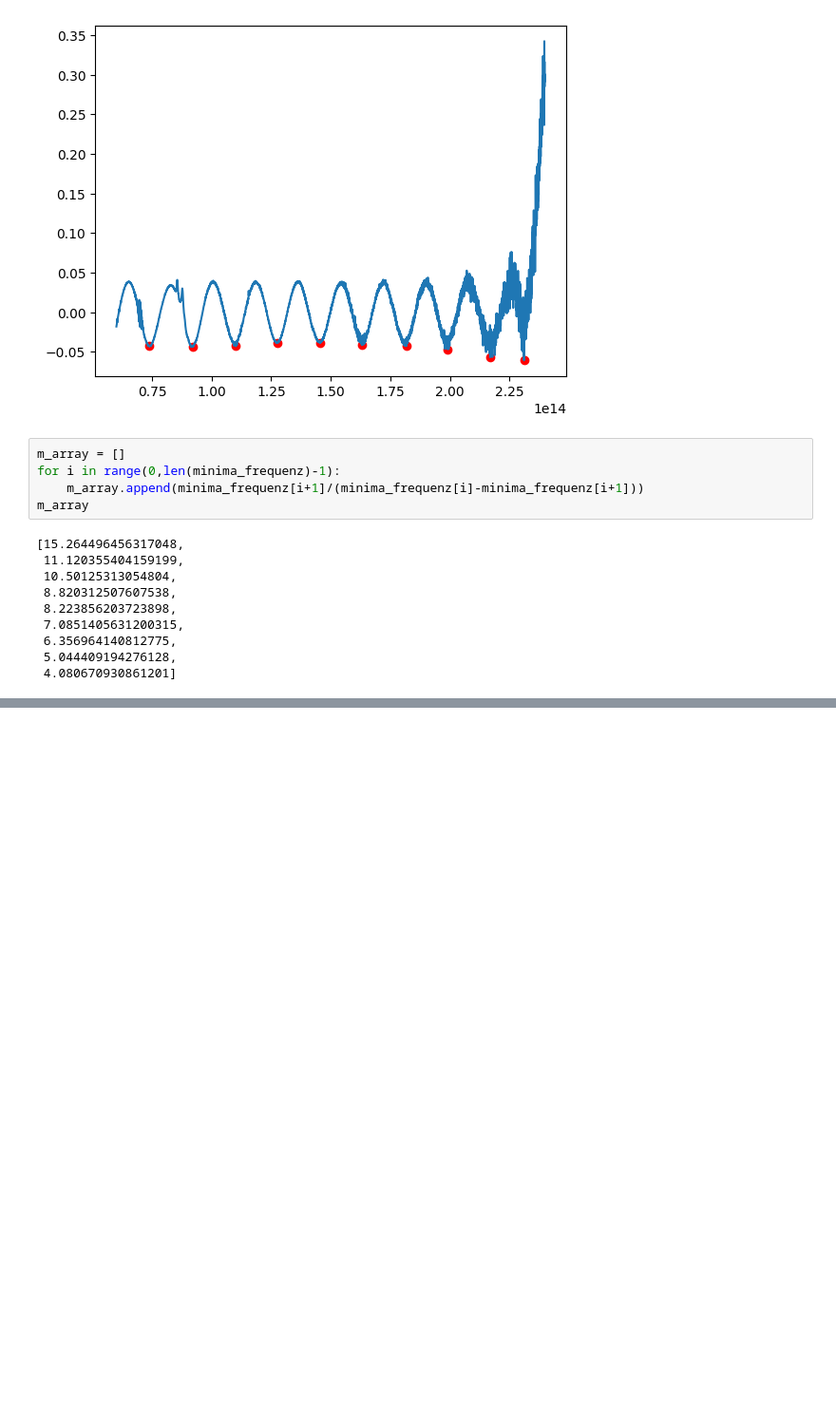
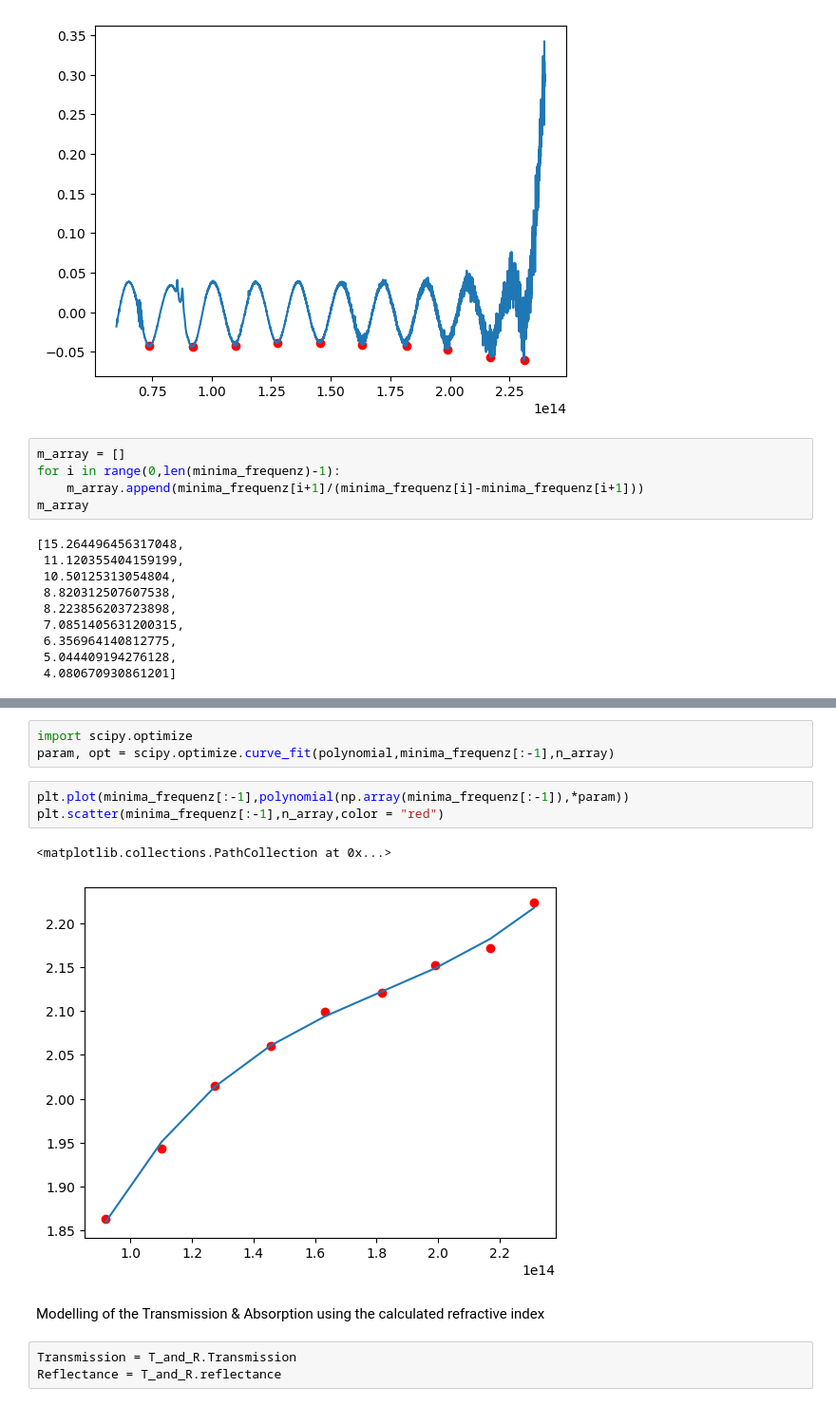
Before and after one commit to alexburg14/Fabry-Perot, a Jupyter notebook: calc_refractive/calc.ipynb, the cells around one changed output, grey strips where cells are left out. Shown at 95% size. Cells and saved outputs as stored; diff of their text form; blank space fills up the shorter version.

```diff
--- a/calc_refractive/calc.ipynb
+++ b/calc_refractive/calc.ipynb
@@ -79,0 +114,14 @@ m_array
+# %%
+import scipy.optimize
+param, opt = scipy.optimize.curve_fit(polynomial,minima_frequenz[:-1],n_array)
+# %%
+plt.plot(minima_frequenz[:-1],polynomial(np.array(minima_frequenz[:-1]),*param))
+plt.scatter(minima_frequenz[:-1],n_array,color = "red")
+# %% [output]
+<matplotlib.collections.PathCollection at 0x...>
+[figure, added]
+# %% [markdown]
+Modelling of the Transmission & Absorption using the calculated refractive index
+# %%
+Transmission = T_and_R.Transmission
+Reflectance = T_and_R.reflectance
```
Also changed, not shown: parts of 9 cells of this notebook, 12 other files.
